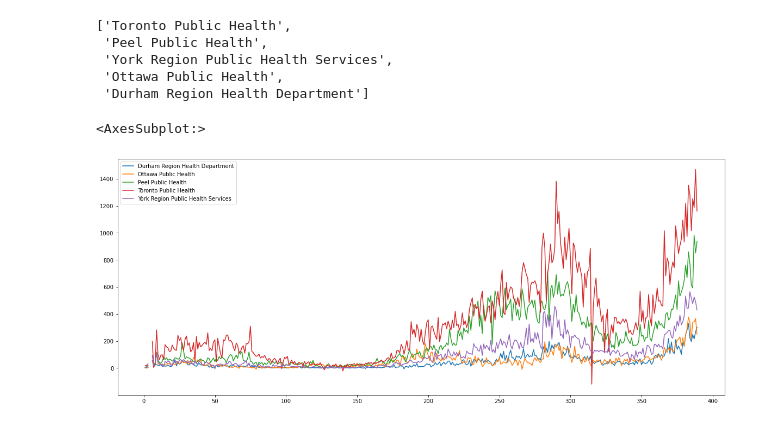
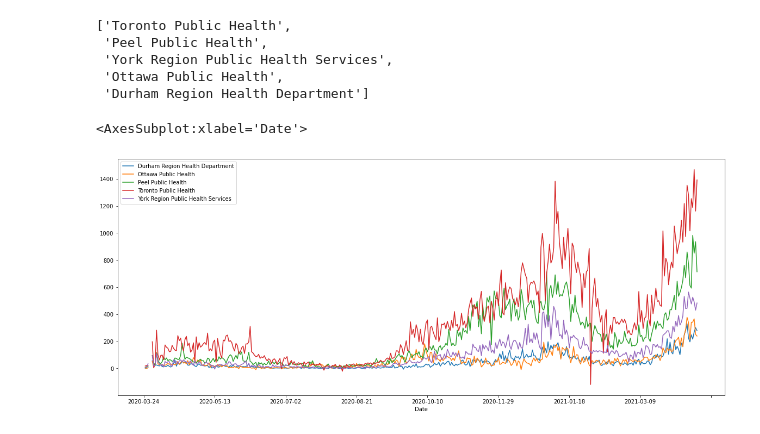
Before and after one commit to vipervit/covid_ont, a Jupyter notebook: byunit.ipynb, the cells around one changed output. Saved outputs shown, nothing was run; the diff lists cells and outputs as text; code cells hidden in the pictures.

Commit message:
plot reworked

```diff
--- a/byunit.ipynb
+++ b/byunit.ipynb
@@ -34,9 +34,9 @@ top_5
  'Ottawa Public Health',
  'Durham Region Health Department']
 # %%
-df_5=df.drop([col for col in df.columns if col not in top_5], axis=1)
+df_5=df.drop([col for col in df.columns if col not in top_5 and col!='Date'], axis=1)
 # %%
-df_5.plot(figsize=(20, 8))
+df_5.plot(figsize=(20, 8), x='Date')
 # %% [output]
-<AxesSubplot:>
+<AxesSubplot:xlabel='Date'>
-[figure, old version]
+[figure, new version]
```
Also changed, not shown: parts of 1 cell of this notebook, 2 other files.
